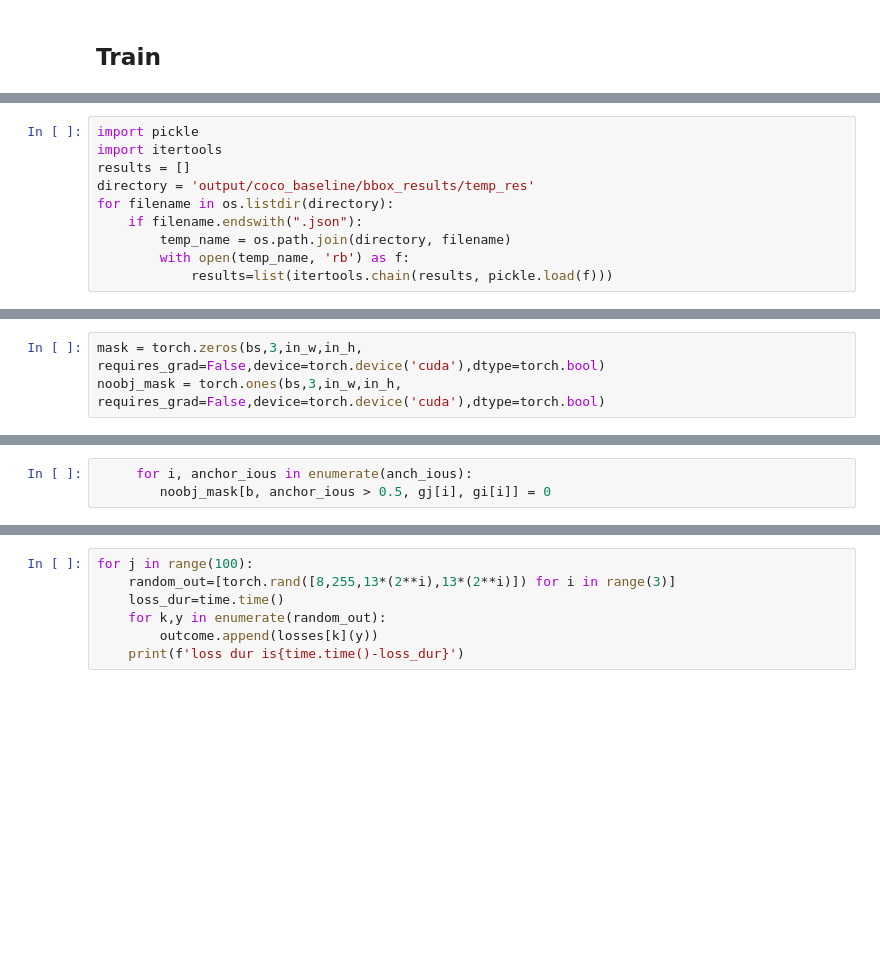
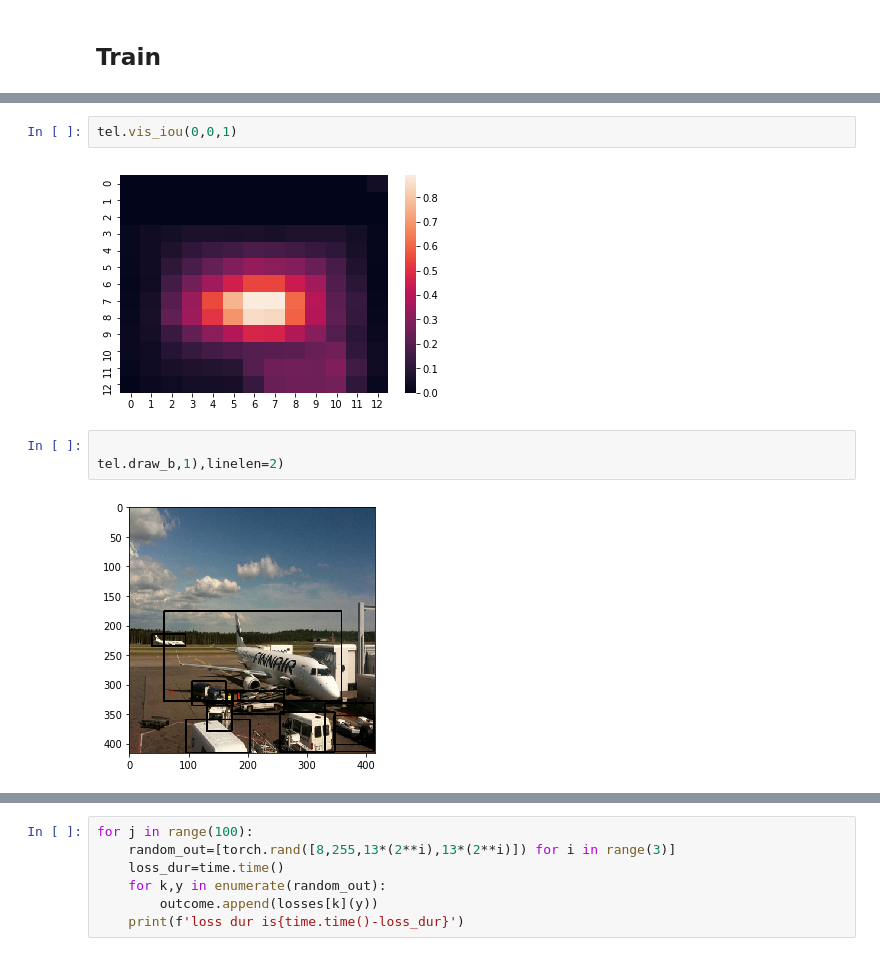
Before and after one commit to kostas1515/object_detectors, a Jupyter notebook: yolo/yolo.ipynb, the cells around one changed output, grey strips where cells are left out. Drawn from its saved outputs; the diff is of its cells as text; blank space fills up the shorter version.

```diff
--- a/yolo/yolo.ipynb
+++ b/yolo/yolo.ipynb
@@ -155,10 +28,0 @@ index created!
-# %%
-import pickle
-import itertools
-results = []
-directory = 'output/coco_baseline/bbox_results/temp_res'
-for filename in os.listdir(directory):
-    if filename.endswith(".json"):
-        temp_name = os.path.join(directory, filename)
-        with open(temp_name, 'rb') as f:
-            results=list(itertools.chain(results, pickle.load(f)))
@@ -215,3 +28,0 @@ torch.Size([4, 10647, 85])
-# %%
-mask = torch.zeros(bs,3,in_w,in_h, requires_grad=False,device=torch.device('cuda'),dtype=torch.bool)
-noobj_mask = torch.ones(bs,3,in_w,in_h, requires_grad=False,device=torch.device('cuda'),dtype=torch.bool)
@@ -348,3 +28,0 @@ tensor([[[[0., 0., 0.,  ..., 0., 0., 0.],
-# %%
-     for i, anchor_ious in enumerate(anch_ious):
-        noobj_mask[b, anchor_ious > 0.5, gj[i], gi[i]] = 0
@@ -677,0 +188,9 @@ print(type(model)=='apex.parallel.distributed.DistributedDataParallel')
+# %%
+tel.vis_iou(0,0,1)
+# %% [output]
+[figure, added]
+# %%
+
+tel.draw_b,1),linelen=2)
+# %% [output]
+[figure, added]
```
Also changed, not shown: parts of 32 cells of this notebook, 14 other files.
